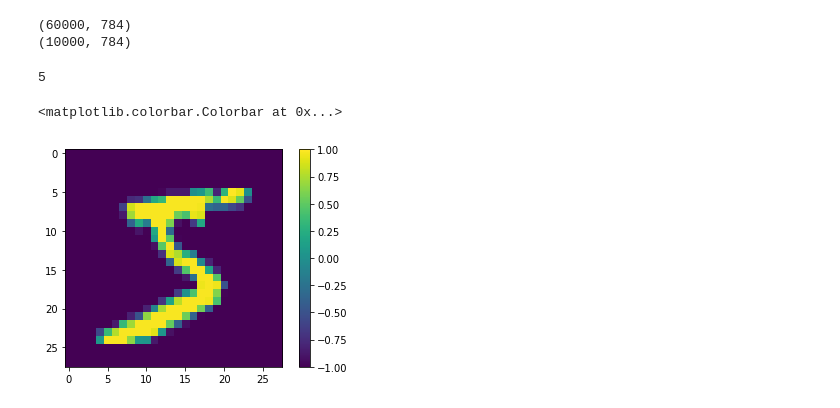
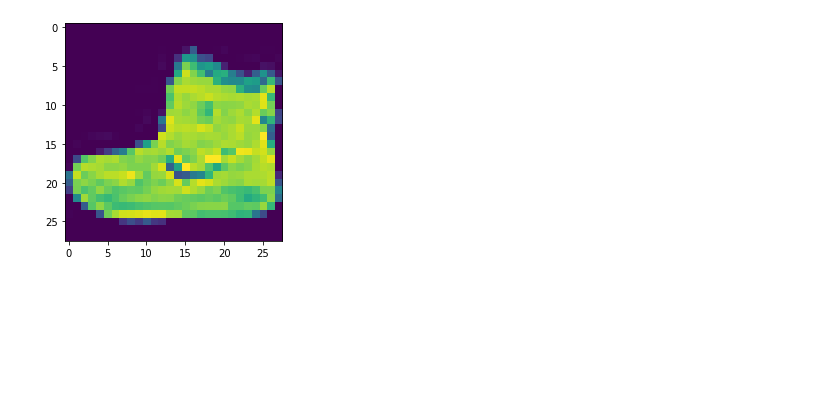
Before and after one commit to SimreAniri/Neural-Networks, a Jupyter notebook: Lesson_2.ipynb, the cells around one changed output. Saved outputs shown, nothing was run; the diff lists cells and outputs as text; code cells hidden in the pictures; blank space fills up the shorter version.

```diff
--- a/Lesson_2.ipynb
+++ b/Lesson_2.ipynb
@@ -8,0 +28,2 @@ from keras.datasets import mnist
+# %%
+(train_images,train_labels),(test_images,test_labels)=fashion_mnist.load_data()
@@ -9,26 +39,13 @@ from keras.datasets import mnist
+# %%
+plt.imshow(train_images[0,:,:])
+plt.show()
+# %% [output]
+[figure, added]
 # %%
-(train_images,train_labels),(test_images, test_labels) = mnist.load_data()
-
 # Normalize the images.
-train_images = (train_images / 255) * 2 - 1
-test_images = (test_images / 255) * 2 - 1
+train_images = (train_images / 127) - 1
+test_images = (test_images / 127) - 1
 
 # Flatten the images.
 train_images = train_images.reshape((-1, 784))
 test_images = test_images.reshape((-1, 784))
-
-print(train_images.shape) # (60000, 784)
-print(test_images.shape)  # (10000, 784)
-# %% [output]
-(60000, 784)
-(10000, 784)
-# %%
-train_labels[0]
-# %% [output]
-5
-# %%
-plt.imshow(train_images[0].reshape(28,28))
-plt.colorbar()
-# %% [output]
-<matplotlib.colorbar.Colorbar at 0x...>
-[figure, removed]
```
Also changed, not shown: parts of 25 cells of this notebook.
